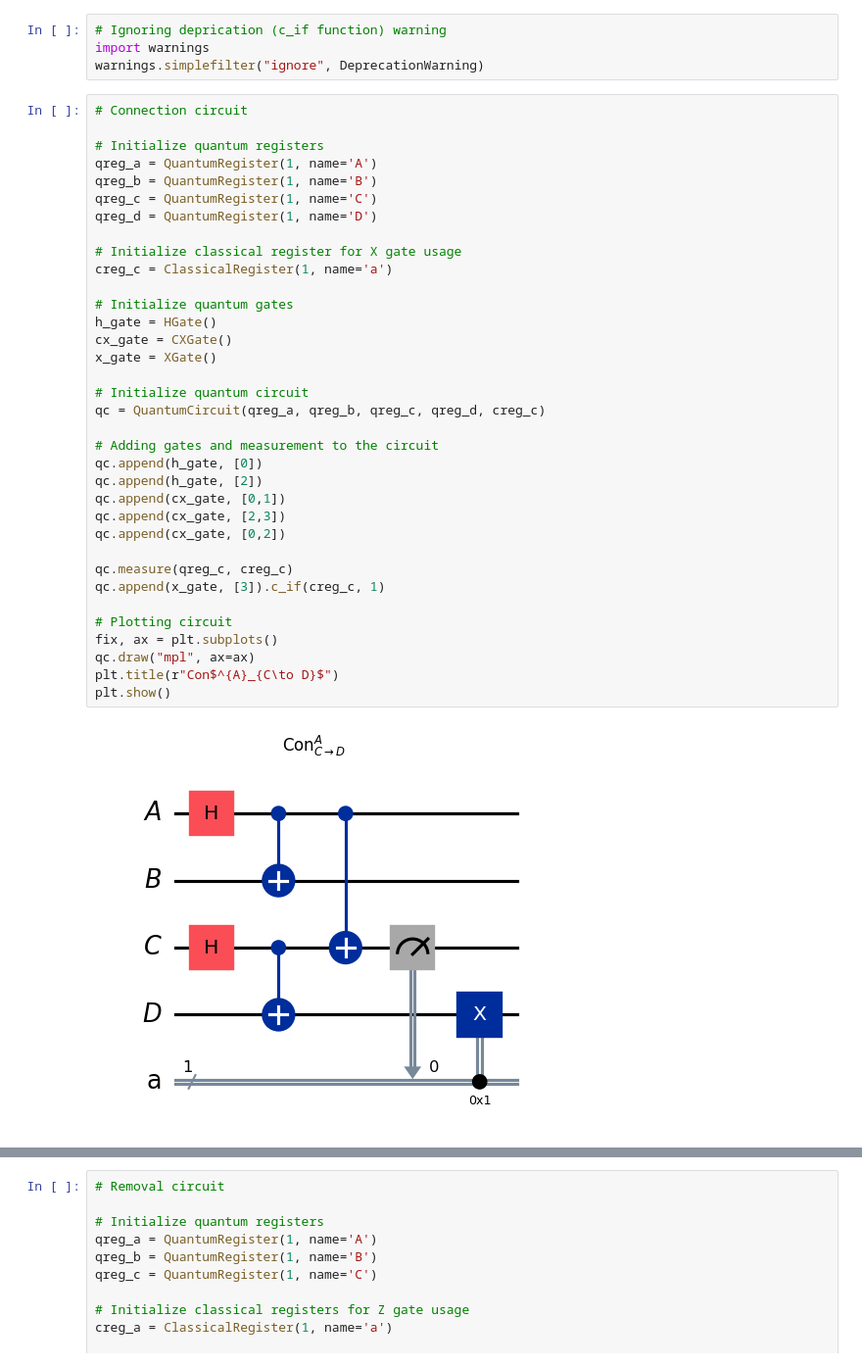
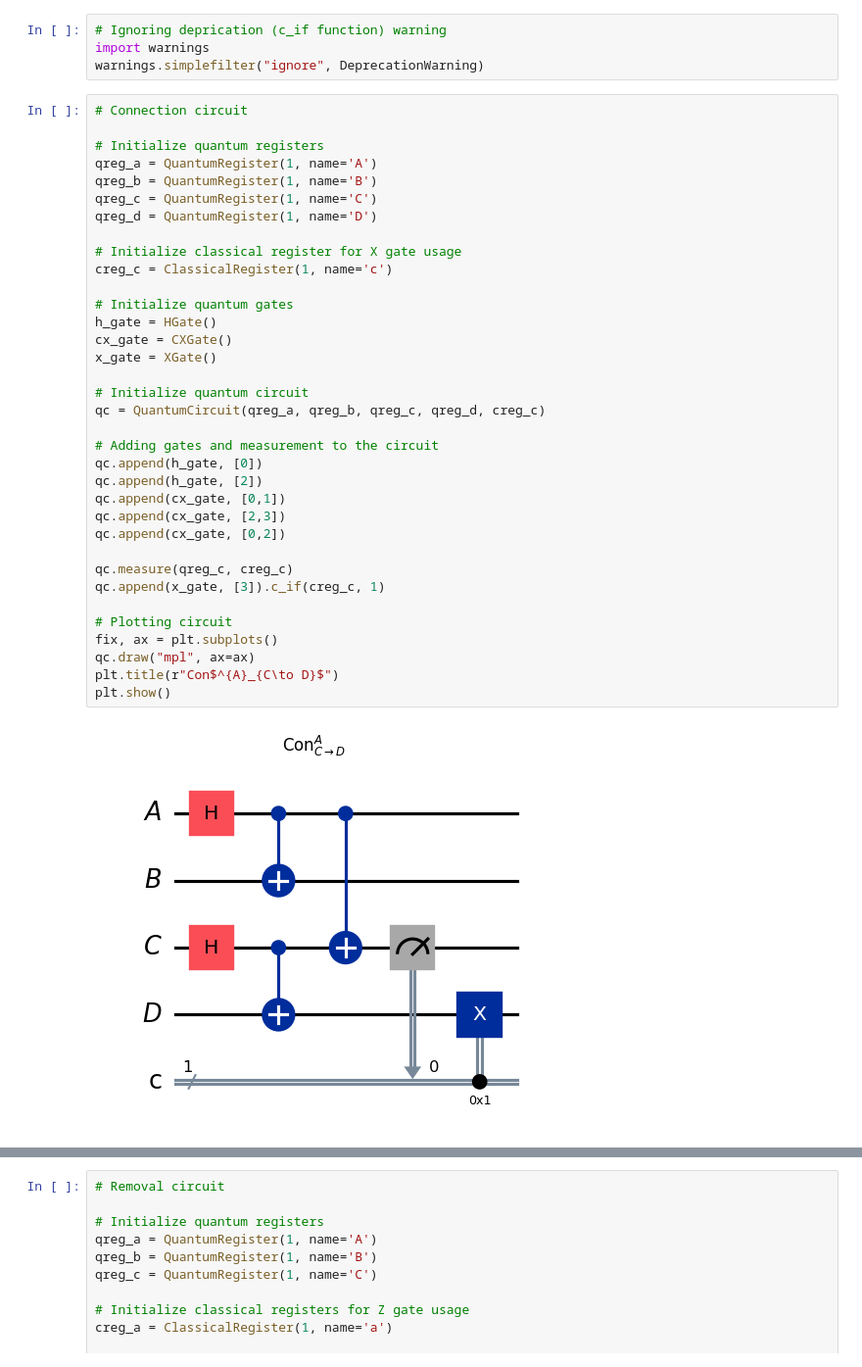
Before and after one commit to NagyTamas0122/QuantumNetworkCoding, a Jupyter notebook: QNC.ipynb, the cells around one changed output, grey strips where cells are left out. Shown at 98% size. Drawn from its saved outputs; the diff is of its cells as text.

```diff
--- a/QNC.ipynb
+++ b/QNC.ipynb
@@ -17,35 +17,35 @@ qreg_a = QuantumRegister(1, name='A')
 qreg_b = QuantumRegister(1, name='B')
 qreg_c = QuantumRegister(1, name='C')
 qreg_d = QuantumRegister(1, name='D')
 
 # Initialize classical register for X gate usage
-creg_c = ClassicalRegister(1, name='a')
+creg_c = ClassicalRegister(1, name='c')
 
 # Initialize quantum gates
 h_gate = HGate()
 cx_gate = CXGate()
 x_gate = XGate()
 
 # Initialize quantum circuit
 qc = QuantumCircuit(qreg_a, qreg_b, qreg_c, qreg_d, creg_c)
 
 # Adding gates and measurement to the circuit
 qc.append(h_gate, [0])
 qc.append(h_gate, [2])
 qc.append(cx_gate, [0,1])
 qc.append(cx_gate, [2,3])
 qc.append(cx_gate, [0,2])
 
 qc.measure(qreg_c, creg_c)
 qc.append(x_gate, [3]).c_if(creg_c, 1)
 
 # Plotting circuit
 fix, ax = plt.subplots()
 qc.draw("mpl", ax=ax)
 plt.title(r"Con$^{A}_{C\to D}$")
 plt.show()
 # %% [output]
-[figure, old version]
+[figure, new version]
 # %%
 # Connection:Fanout circuit
 
```
Also changed, not shown: parts of 4 cells of this notebook.
